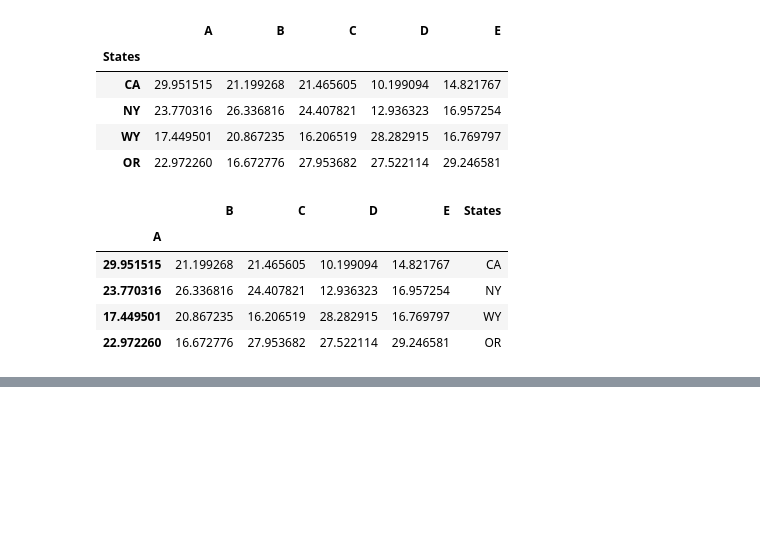
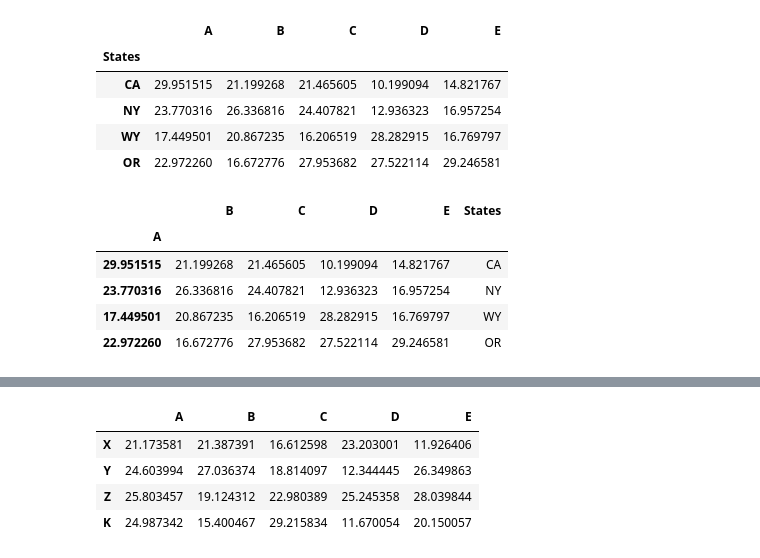
Before and after one commit to tranthanhbinh2603/AI, a Jupyter notebook: 1. Data science/03-Python-for-Data-Analysis-Pandas/[I learn] Unit 2 - Data Frame.ipynb, the cells around one changed output, grey strips where cells are left out. Cells and saved outputs as stored; diff of their text form; code cells hidden in the pictures; blank space fills up the shorter version.

```diff
--- a/1. Data science/03-Python-for-Data-Analysis-Pandas/[I learn] Unit 2 - Data Frame.ipynb
+++ b/1. Data science/03-Python-for-Data-Analysis-Pandas/[I learn] Unit 2 - Data Frame.ipynb
@@ -166,0 +182,11 @@ data_frame.set_index('A')
+# %%
+data = np.random.rand(4, 5) * 20 + 10 # 4 dòng 5 cột
+row_index = ['A', 'B', 'C', 'D', 'E']
+column_index = ['X', 'Y', 'Z', 'K']
+pd.DataFrame(data, column_index, row_index)
+# %% [output]
+|  | A | B | C | D | E |
+| X | 21.173581 | 21.387391 | 16.612598 | 23.203001 | 11.926406 |
+| Y | 24.603994 | 27.036374 | 18.814097 | 12.344445 | 26.349863 |
+| Z | 25.803457 | 19.124312 | 22.980389 | 25.245358 | 28.039844 |
+| K | 24.987342 | 15.400467 | 29.215834 | 11.670054 | 20.150057 |
```
Also changed, not shown: parts of 3 cells of this notebook.
